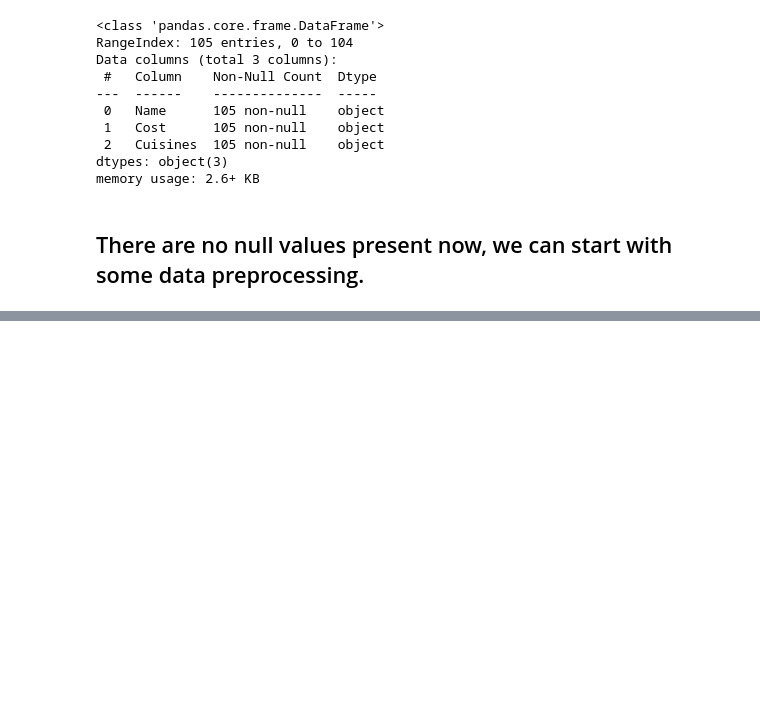
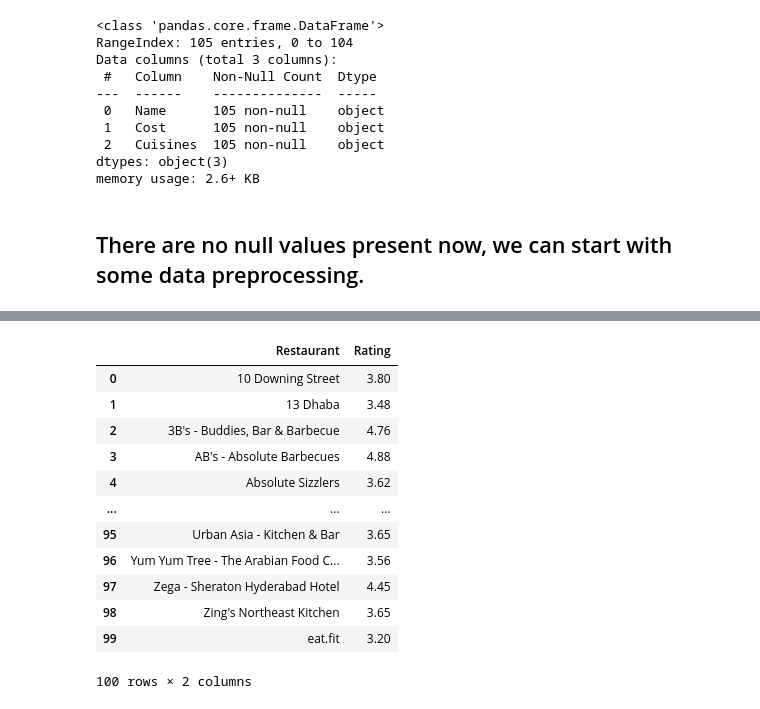
Before and after one commit to anirudh4git/Zomato-Restaurant-Clustering--Sentiment-Analysis, a Jupyter notebook: ZOMATO__RESTAURANT_CLUSTERING_&_SENTIMENT_ANALYSIS.ipynb, the cells around one changed output, grey strips where cells are left out. Cells and saved outputs as stored; diff of their text form; code cells hidden in the pictures; blank space fills up the shorter version.

```diff
--- a/ZOMATO__RESTAURANT_CLUSTERING_&_SENTIMENT_ANALYSIS.ipynb
+++ b/ZOMATO__RESTAURANT_CLUSTERING_&_SENTIMENT_ANALYSIS.ipynb
@@ -237,0 +306,2 @@ memory usage: 2.6+ KB
+# %%
+df_reviews.dropna(subset = ['Rating'],inplace=True)
@@ -237,0 +314,16 @@ memory usage: 2.6+ KB
+# %%
+df_ratings
+# %% [output]
+|  | Restaurant | Rating |
+| 0 | 10 Downing Street | 3.80 |
+| 1 | 13 Dhaba | 3.48 |
+| 2 | 3B's - Buddies, Bar & Barbecue | 4.76 |
+| 3 | AB's - Absolute Barbecues | 4.88 |
+| 4 | Absolute Sizzlers | 3.62 |
+| ... | ... | ... |
+| 95 | Urban Asia - Kitchen & Bar | 3.65 |
+| 96 | Yum Yum Tree - The Arabian Food C... | 3.56 |
+| 97 | Zega - Sheraton Hyderabad Hotel | 4.45 |
+| 98 | Zing's Northeast Kitchen | 3.65 |
+| 99 | eat.fit | 3.20 |
+100 rows × 2 columns
```
Also changed, not shown: parts of 28 cells of this notebook.
